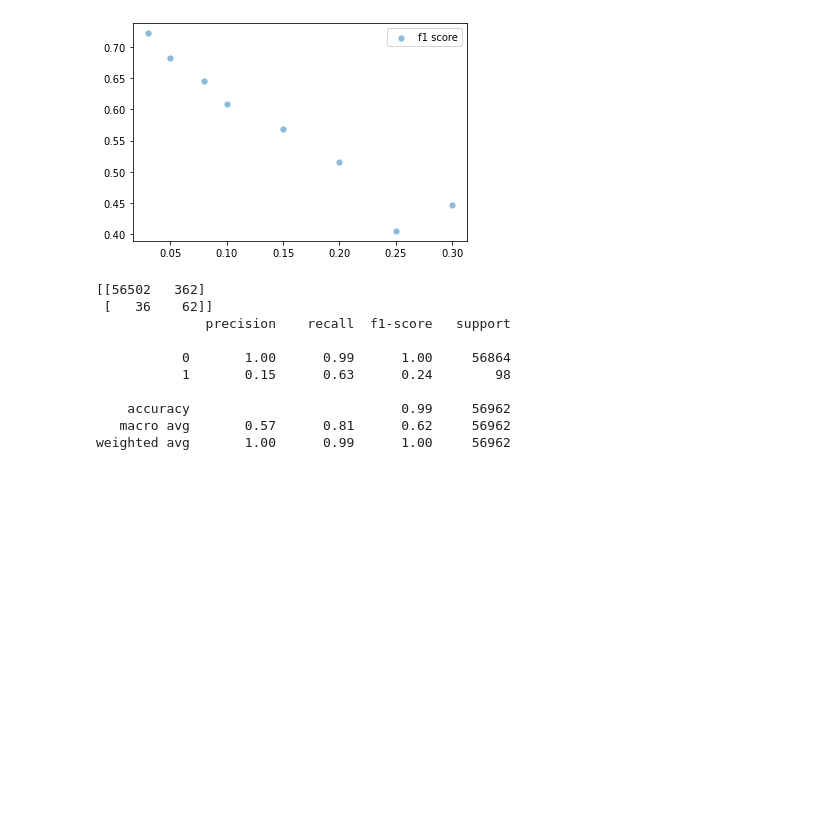
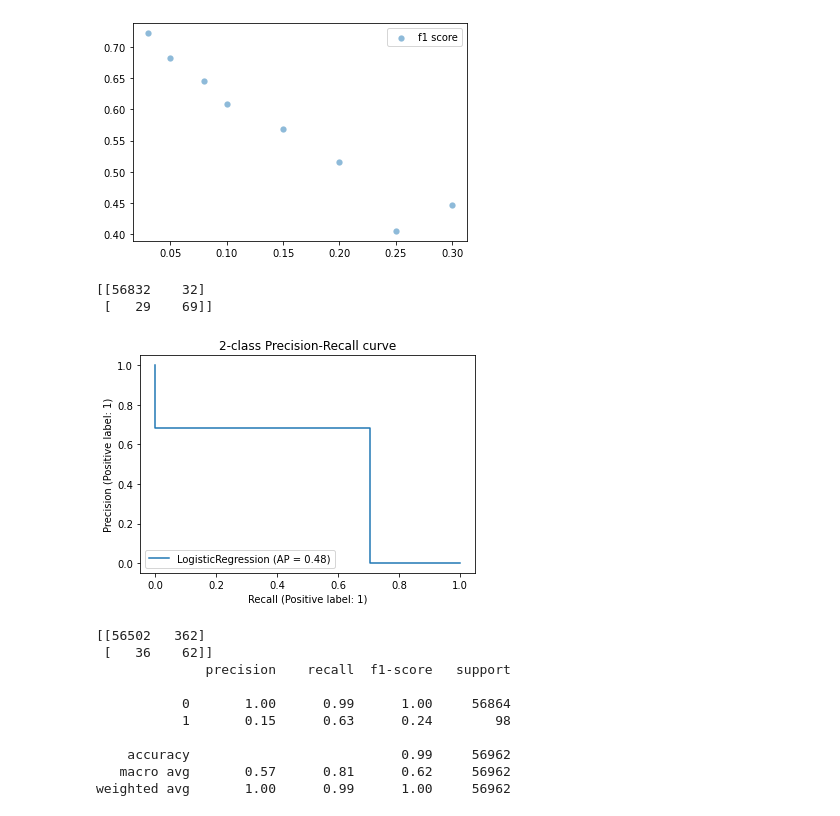
Before and after one commit to alessandroNarcisi96/FraudDetection, a Jupyter notebook: project.ipynb, the cells around one changed output. Drawn from its saved outputs; the diff is of its cells as text; code cells hidden in the pictures; blank space fills up the shorter version.

Commit message:
update metrics project

```diff
--- a/project.ipynb
+++ b/project.ipynb
@@ -220,4 +202,20 @@ plt.legend()
 plt.show()
 # %% [output]
 [figure]
+# %%
+X, y = resampling_helper.resampling(0.03,X_train=X_train,y_train=y_train)
+logreg = LogisticRegression(max_iter=5000)
+logreg.fit(X, y)
+
+y_pred=logreg.predict(X_test)
+cnf_matrix = metrics.confusion_matrix(y_test, y_pred)
+print(cnf_matrix)
+# %% [output]
+[[56832    32]
+ [   29    69]]
+# %%
+display = PrecisionRecallDisplay.from_predictions(y_test, y_pred, name="LogisticRegression")
+_ = display.ax_.set_title("2-class Precision-Recall curve")
+# %% [output]
+[figure, added]
 # %%
```
Also changed, not shown: parts of 12 cells of this notebook.
